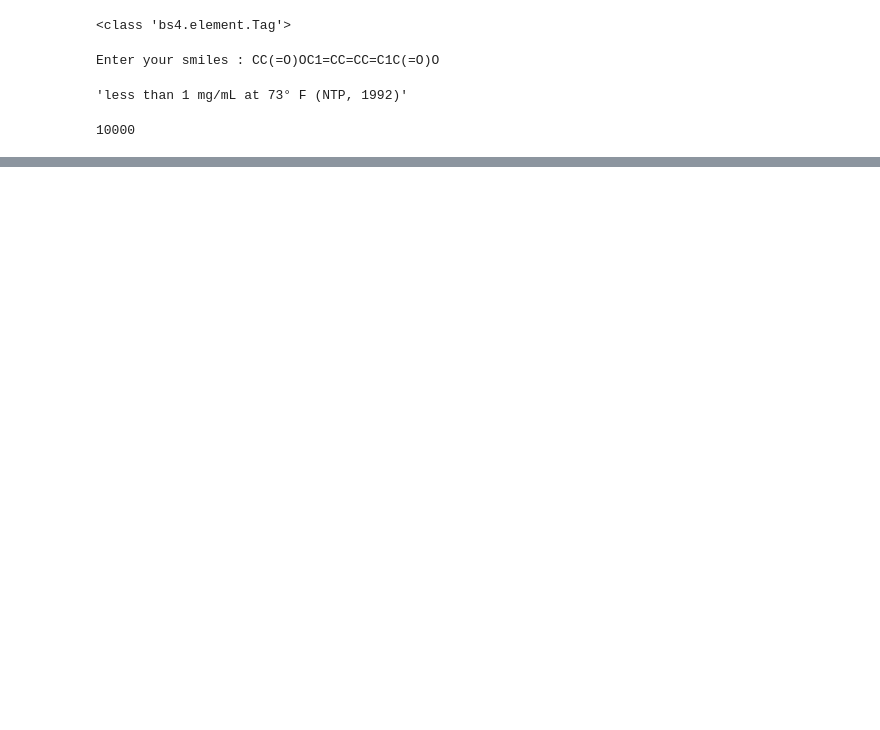
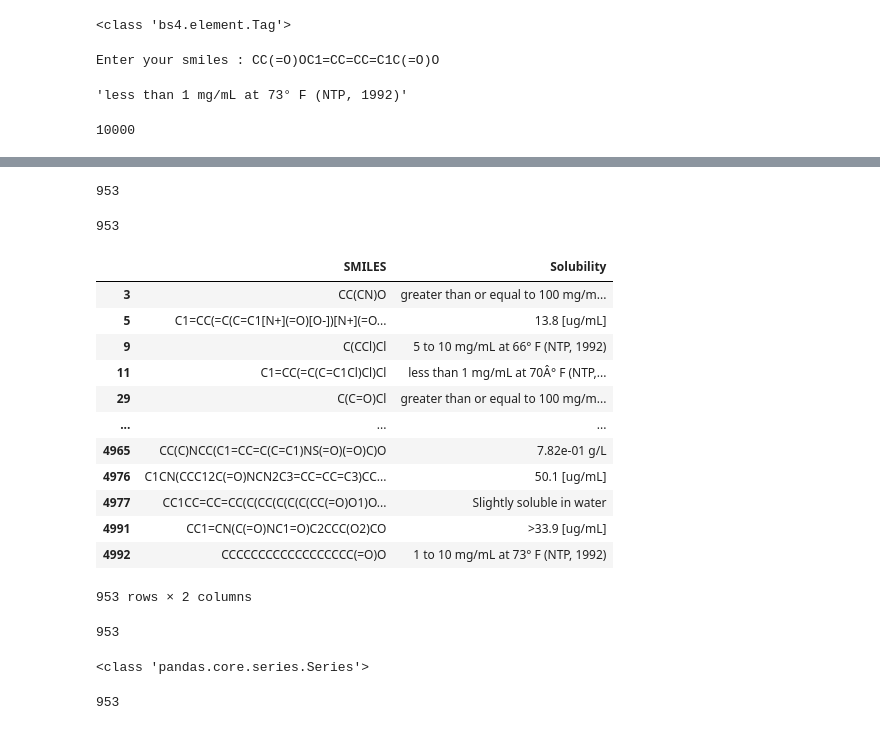
Before and after one commit to ali1810/Big-DATA-week1-, a Jupyter notebook: pubchem_sol_data.ipynb, the cells around one changed output, grey strips where cells are left out. Saved outputs shown, nothing was run; the diff lists cells and outputs as text; code cells hidden in the pictures; blank space fills up the shorter version.

```diff
--- a/pubchem_sol_data.ipynb
+++ b/pubchem_sol_data.ipynb
@@ -188,0 +194,29 @@ df_new = pd.concat([df, df1], axis=1)
+# %%
+### Sorting the data with solubility and dicarding the null
+df_n = df_new.loc[df_new['Solubility'].notnull(), ['SMILES','Solubility']]
+print(len(df_n))
+# %% [output]
+953
+# %%
+### Making dataframe
+df_n=pd.DataFrame(df_n)
+# %%
+print(len(df_n))
+# %% [output]
+953
+# %%
+df_n
+# %% [output]
+|  | SMILES | Solubility |
+| 3 | CC(CN)O | greater than or equal to 100 mg/m... |
+| 5 | C1=CC(=C(C=C1[N+](=O)[O-])[N+](=O... | 13.8 [ug/mL] |
+| 9 | C(CCl)Cl | 5 to 10 mg/mL at 66° F (NTP, 1992) |
+| 11 | C1=CC(=C(C=C1Cl)Cl)Cl | less than 1 mg/mL at 70Â° F (NTP,... |
+| 29 | C(C=O)Cl | greater than or equal to 100 mg/m... |
+| ... | ... | ... |
+| 4965 | CC(C)NCC(C1=CC=C(C=C1)NS(=O)(=O)C)O | 7.82e-01 g/L |
+| 4976 | C1CN(CCC12C(=O)NCN2C3=CC=CC=C3)CC... | 50.1 [ug/mL] |
+| 4977 | CC1CC=CC=CC(C(CC(C(C(C(CC(=O)O1)O... | Slightly soluble in water |
+| 4991 | CC1=CN(C(=O)NC1=O)C2CCC(O2)CO | >33.9 [ug/mL] |
+| 4992 | CCCCCCCCCCCCCCCCCC(=O)O | 1 to 10 mg/mL at 73° F (NTP, 1992) |
+953 rows × 2 columns
@@ -188,0 +225,10 @@ df_new = pd.concat([df, df1], axis=1)
+# %%
+import re
+sol1=[]
+### Using regular expression module cleaning the data and taking out the data with with unit "mg/mL" in the pubchem ...
+for s in sol_new:
+   sol=re.findall(r'(?<![\-\/])(\d+(?:\.?\d+)) *mg\b', s)
+   sol1.append(sol)
+print(len(sol1))
+# %% [output]
+953
@@ -188,0 +239,10 @@ df_new = pd.concat([df, df1], axis=1)
+# %%
+print(type(df3))
+# %% [output]
+<class 'pandas.core.series.Series'>
+# %%
+df2 = pd.DataFrame(sol1)
+df2.columns =['Solubility_new']
+print(len(df2))
+# %% [output]
+953
```
Also changed, not shown: parts of 15 cells of this notebook.
